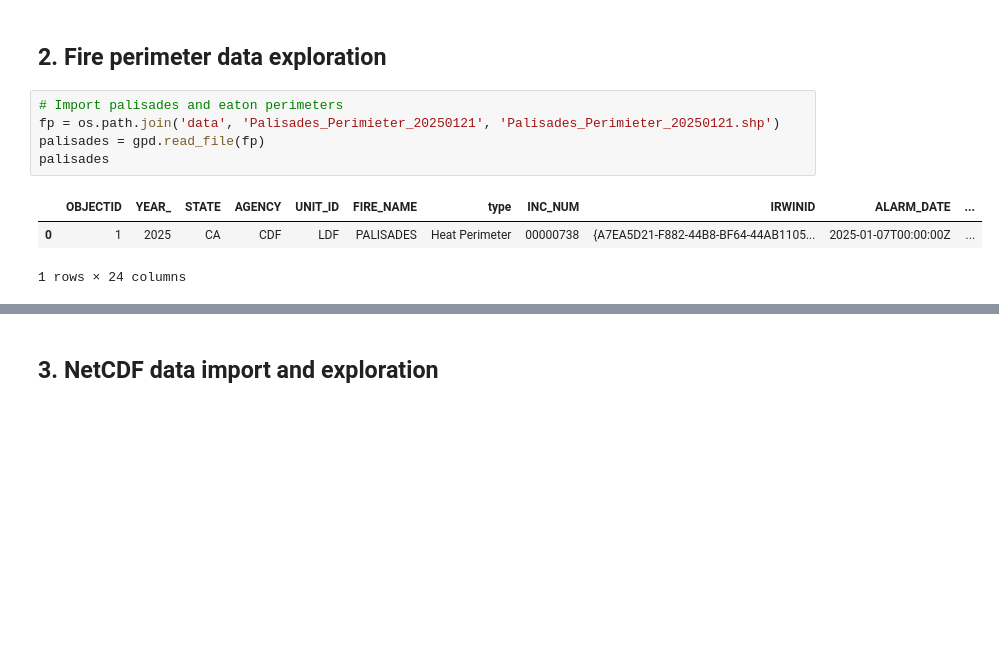
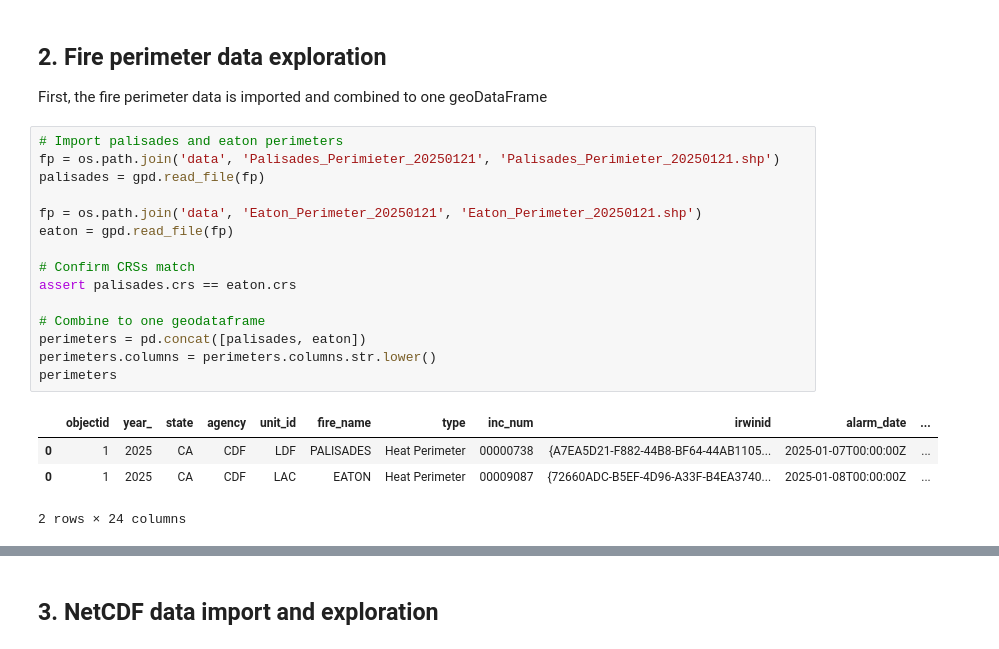
Before and after one commit to sarah-busby/eds220-hwk4, a Jupyter notebook: hwk4-task2-false-color-Busby.ipynb, the cells around one changed output, grey strips where cells are left out. Cells and saved outputs as stored; diff of their text form; blank space fills up the shorter version.

```diff
--- a/hwk4-task2-false-color-Busby.ipynb
+++ b/hwk4-task2-false-color-Busby.ipynb
@@ -27,11 +41,23 @@ import xarray as xr
 # %% [markdown]
 ## 2. Fire perimeter data exploration
+First, the fire perimeter data is imported and combined to one geoDataFrame
 # %%
 # Import palisades and eaton perimeters
 fp = os.path.join('data', 'Palisades_Perimieter_20250121', 'Palisades_Perimieter_20250121.shp')
 palisades = gpd.read_file(fp)
-palisades
+
+fp = os.path.join('data', 'Eaton_Perimeter_20250121', 'Eaton_Perimeter_20250121.shp')
+eaton = gpd.read_file(fp)
+
+# Confirm CRSs match
+assert palisades.crs == eaton.crs
+
+# Combine to one geodataframe
+perimeters = pd.concat([palisades, eaton])
+perimeters.columns = perimeters.columns.str.lower()
+perimeters
 # %% [output]
-|  | OBJECTID | YEAR_ | STATE | AGENCY | UNIT_ID | FIRE_NAME | type | INC_NUM | IRWINID | ALARM_DATE | ... |
+|  | objectid | year_ | state | agency | unit_id | fire_name | type | inc_num | irwinid | alarm_date | ... |
 | 0 | 1 | 2025 | CA | CDF | LDF | PALISADES | Heat Perimeter | 00000738 | {A7EA5D21-F882-44B8-BF64-44AB1105... | 2025-01-07T00:00:00Z | ... |
+| 0 | 1 | 2025 | CA | CDF | LAC | EATON | Heat Perimeter | 00009087 | {72660ADC-B5EF-4D96-A33F-B4EA3740... | 2025-01-08T00:00:00Z | ... |
-1 rows × 24 columns
+2 rows × 24 columns
```
Also changed, not shown: parts of 24 cells of this notebook.
